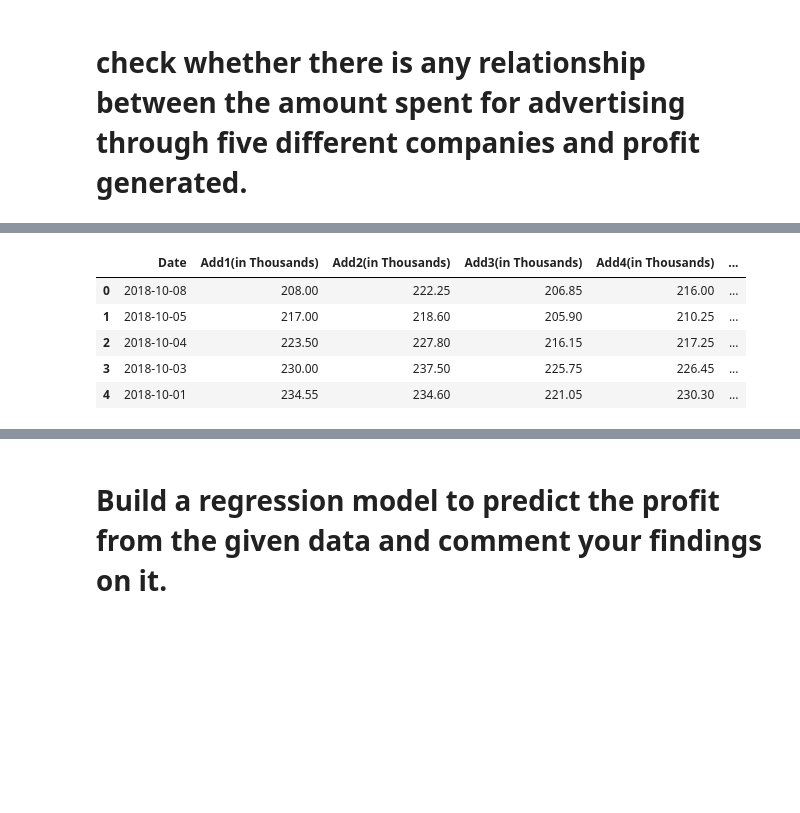
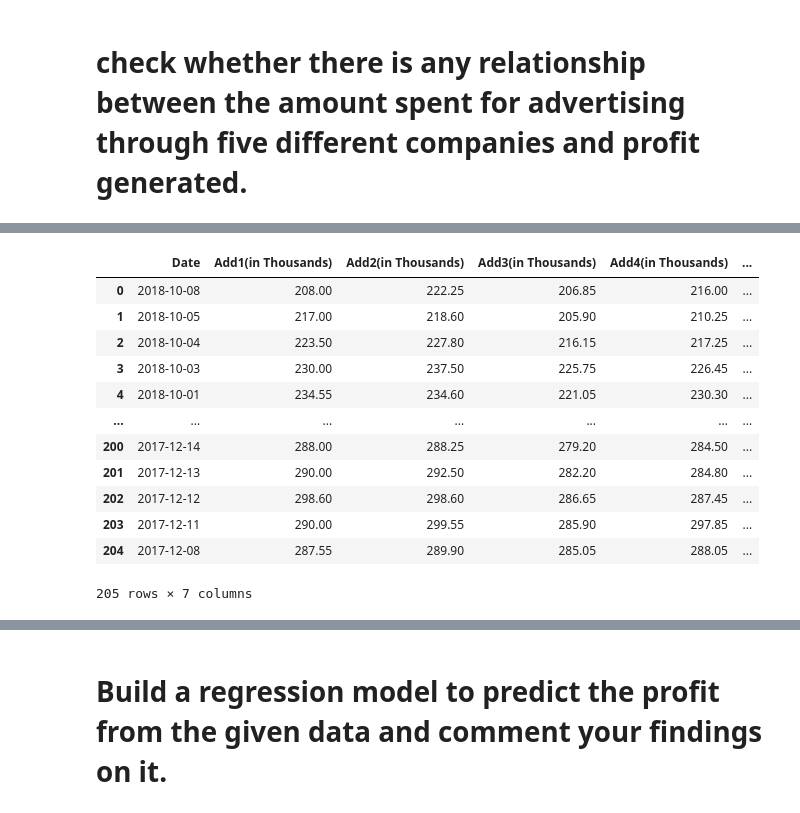
Before and after one commit to nishakuzhikkattil/Case-Study-3, a Jupyter notebook: Case study #03 - Correlation and regression.ipynb, the cells around one changed output, grey strips where cells are left out. Cells and saved outputs as stored; diff of their text form; code cells hidden in the pictures; blank space fills up the shorter version.

```diff
--- a/Case study #03 - Correlation and regression.ipynb
+++ b/Case study #03 - Correlation and regression.ipynb
@@ -26,11 +3,20 @@ Requirement already satisfied: pytz>=2017.3 in c:\users\nisha\anaconda3\lib\site
 # %%
-dataset = pd.read_csv('Add_sales_data_2018.csv')
-dataset.head()
+#reading the dataset
+import pandas as pd
+data = pd.read_csv('Add_sales_data_2018.csv')
+data
 # %% [output]
 |  | Date | Add1(in Thousands) | Add2(in Thousands) | Add3(in Thousands) | Add4(in Thousands) | ... |
 | 0 | 2018-10-08 | 208.00 | 222.25 | 206.85 | 216.00 | ... |
 | 1 | 2018-10-05 | 217.00 | 218.60 | 205.90 | 210.25 | ... |
 | 2 | 2018-10-04 | 223.50 | 227.80 | 216.15 | 217.25 | ... |
 | 3 | 2018-10-03 | 230.00 | 237.50 | 225.75 | 226.45 | ... |
 | 4 | 2018-10-01 | 234.55 | 234.60 | 221.05 | 230.30 | ... |
+| ... | ... | ... | ... | ... | ... | ... |
+| 200 | 2017-12-14 | 288.00 | 288.25 | 279.20 | 284.50 | ... |
+| 201 | 2017-12-13 | 290.00 | 292.50 | 282.20 | 284.80 | ... |
+| 202 | 2017-12-12 | 298.60 | 298.60 | 286.65 | 287.45 | ... |
+| 203 | 2017-12-11 | 290.00 | 299.55 | 285.90 | 297.85 | ... |
+| 204 | 2017-12-08 | 287.55 | 289.90 | 285.05 | 288.05 | ... |
+205 rows × 7 columns
 # %%
```
Also changed, not shown: parts of 28 cells of this notebook.
